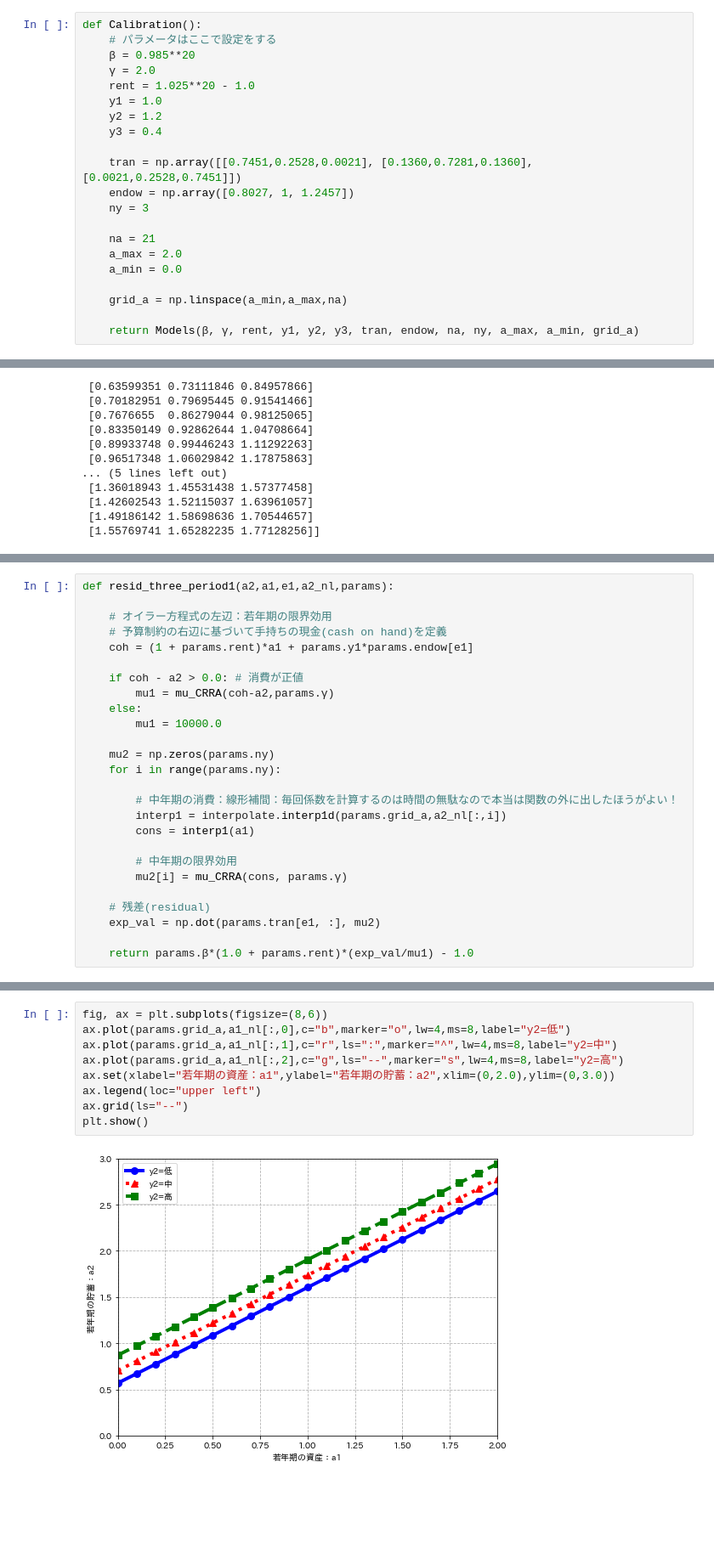
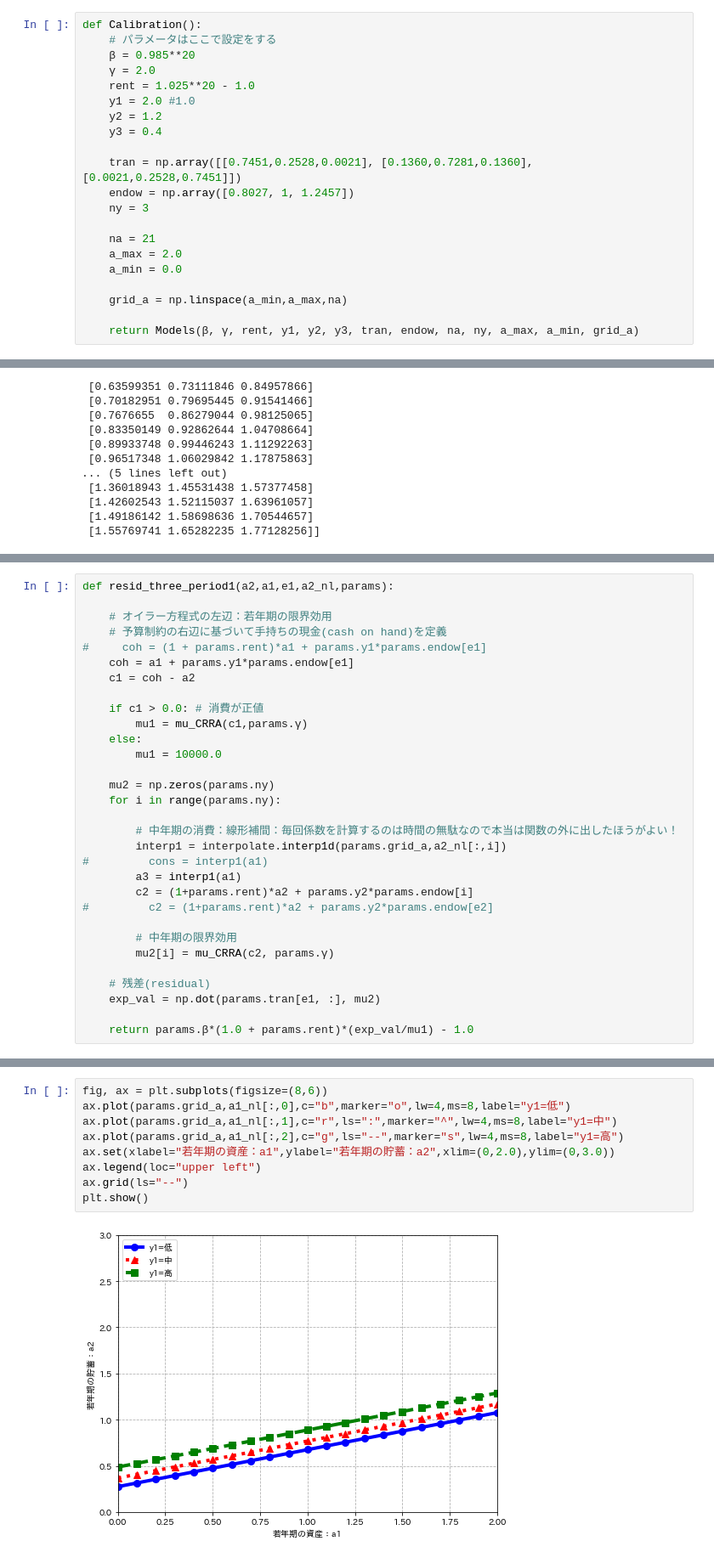
Before and after one commit to tkksnk/macrotopicsA2022, a Jupyter notebook: Slides/macrotopicsA_chapter2_7.ipynb, the cells around one changed output, grey strips where cells are left out. Shown at 85% size. Saved outputs shown, nothing was run; the diff lists cells and outputs as text; blank space fills up the shorter version.

```diff
--- a/Slides/macrotopicsA_chapter2_7.ipynb
+++ b/Slides/macrotopicsA_chapter2_7.ipynb
@@ -29,7 +29,7 @@ def Calibration():
     β = 0.985**20
     γ = 2.0
     rent = 1.025**20 - 1.0
-    y1 = 1.0
+    y1 = 2.0 #1.0
     y2 = 1.2
     y3 = 0.4
 
@@ -198,10 +199,12 @@ def resid_three_period1(a2,a1,e1,a2_nl,params):
 
     # オイラー方程式の左辺：若年期の限界効用
     # 予算制約の右辺に基づいて手持ちの現金(cash on hand)を定義
-    coh = (1 + params.rent)*a1 + params.y1*params.endow[e1]
+#     coh = (1 + params.rent)*a1 + params.y1*params.endow[e1]
+    coh = a1 + params.y1*params.endow[e1]
+    c1 = coh - a2
 
-    if coh - a2 > 0.0: # 消費が正値
-        mu1 = mu_CRRA(coh-a2,params.γ)
+    if c1 > 0.0: # 消費が正値
+        mu1 = mu_CRRA(c1,params.γ)
     else:
         mu1 = 10000.0
 
@@ -210,10 +213,13 @@ def resid_three_period1(a2,a1,e1,a2_nl,params):
 
         # 中年期の消費：線形補間：毎回係数を計算するのは時間の無駄なので本当は関数の外に出したほうがよい！
         interp1 = interpolate.interp1d(params.grid_a,a2_nl[:,i])
-        cons = interp1(a1)
+#         cons = interp1(a1)
+        a3 = interp1(a1)
+        c2 = (1+params.rent)*a2 + params.y2*params.endow[i]
+#         c2 = (1+params.rent)*a2 + params.y2*params.endow[e2]
 
         # 中年期の限界効用
-        mu2[i] = mu_CRRA(cons, params.γ)
+        mu2[i] = mu_CRRA(c2, params.γ)
 
     # 残差(residual)
     exp_val = np.dot(params.tran[e1, :], mu2)
@@ -256,11 +262,11 @@ print(a1_nl)
 # %%
 fig, ax = plt.subplots(figsize=(8,6))
-ax.plot(params.grid_a,a1_nl[:,0],c="b",marker="o",lw=4,ms=8,label="y2=低")
-ax.plot(params.grid_a,a1_nl[:,1],c="r",ls=":",marker="^",lw=4,ms=8,label="y2=中")
-ax.plot(params.grid_a,a1_nl[:,2],c="g",ls="--",marker="s",lw=4,ms=8,label="y2=高")
+ax.plot(params.grid_a,a1_nl[:,0],c="b",marker="o",lw=4,ms=8,label="y1=低")
+ax.plot(params.grid_a,a1_nl[:,1],c="r",ls=":",marker="^",lw=4,ms=8,label="y1=中")
+ax.plot(params.grid_a,a1_nl[:,2],c="g",ls="--",marker="s",lw=4,ms=8,label="y1=高")
 ax.set(xlabel="若年期の資産：a1",ylabel="若年期の貯蓄：a2",xlim=(0,2.0),ylim=(0,3.0))
 ax.legend(loc="upper left")
 ax.grid(ls="--")
 plt.show()
 # %% [output]
-[figure, old version]
+[figure, new version]
```
Also changed, not shown: parts of 2 cells of this notebook, 1 other file.
